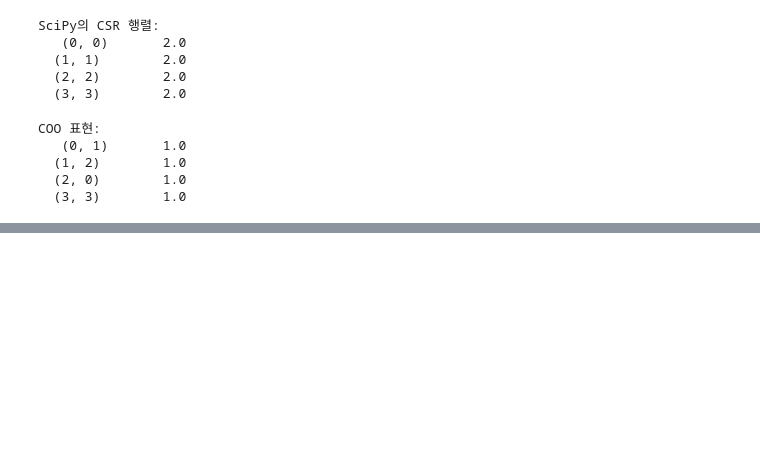
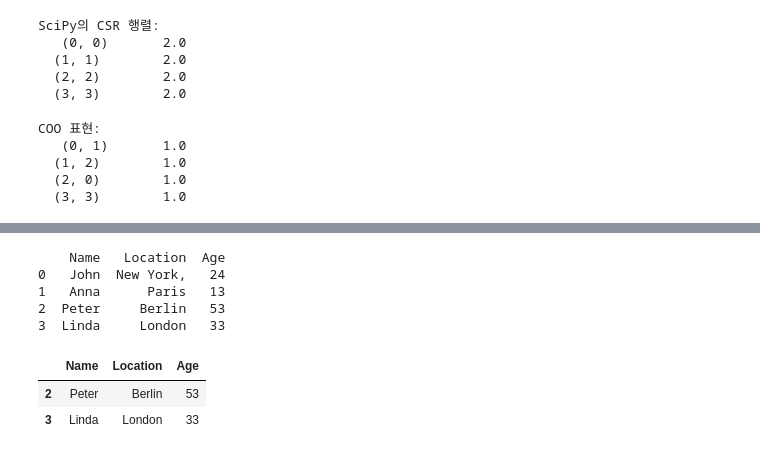
Before and after one commit to swleegit/Introduction_to_ML_with_Python, a Jupyter notebook: chap01.ipynb, the cells around one changed output, grey strips where cells are left out. Cells and saved outputs as stored; diff of their text form; code cells hidden in the pictures; blank space fills up the shorter version.

```diff
--- a/chap01.ipynb
+++ b/chap01.ipynb
@@ -104,0 +126,23 @@ COO 표현:
+# %%
+import pandas as pd
+data = {
+    'Name' : ["John", "Anna", "Peter", "Linda"],
+    'Location' : ["New York,", "Paris", "Berlin", "London"],
+    'Age' : [24,13,53,33]
+}
+
+df = pd.DataFrame(data)
+print(df)
+
+
+#age 열의 값이 30이상인 모든 행을 선택합니다.
+df[df.Age > 30] #df.Age
+# %% [output]
+    Name   Location  Age
+0   John  New York,   24
+1   Anna      Paris   13
+2  Peter     Berlin   53
+3  Linda     London   33
+|  | Name | Location | Age |
+| 2 | Peter | Berlin | 53 |
+| 3 | Linda | London | 33 |
```
Also changed, not shown: parts of 15 cells of this notebook.
